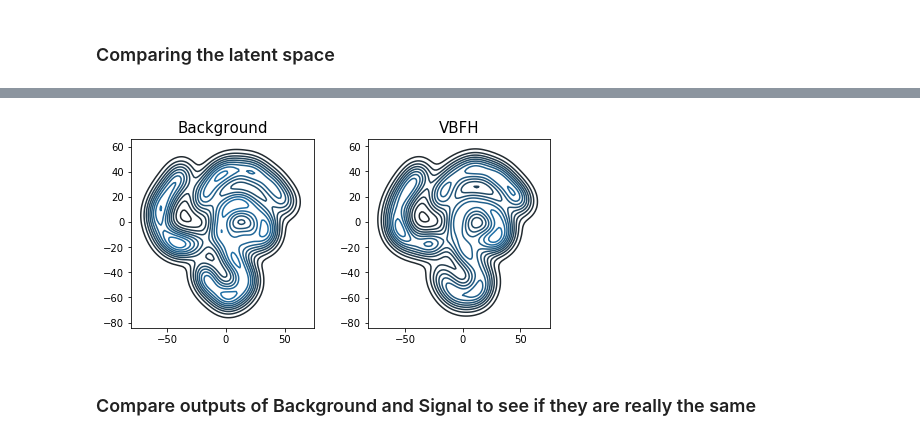
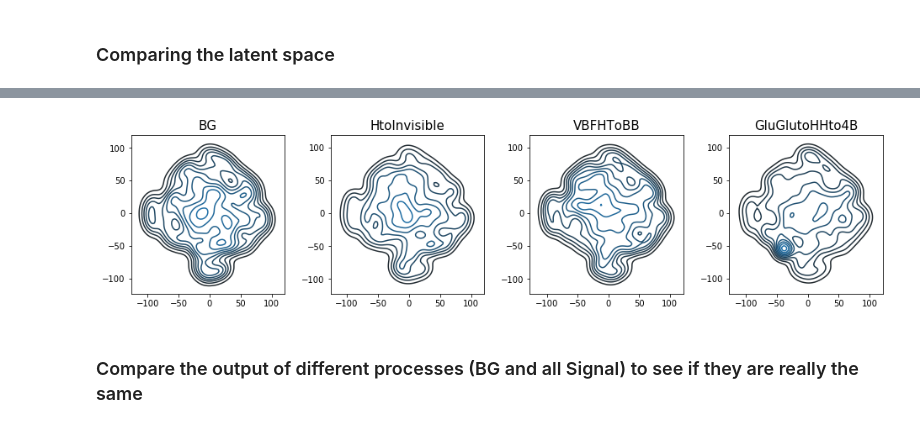
Before and after one commit to thongonary/AnomalyTrigger, a Jupyter notebook: Evaluation.ipynb, the cells around one changed output, grey strips where cells are left out. Cells and saved outputs as stored; diff of their text form; code cells hidden in the pictures.

Commit message:
Testing on all signals, compare with sum of features

```diff
--- a/Evaluation.ipynb
+++ b/Evaluation.ipynb
@@ -95,26 +90,0 @@ dataloader_sg = DataLoader(sg, batch_size=batch_size, pin_memory=True, num_worke
-# %%
-inputSignal = []
-outputSignal = []
-latentSignal = []
-for i, Signal in enumerate(dataloader_sg):
-    output = model(Signal)
-    if len(inputSignal)==0:
-        inputSignal = Signal.numpy().astype(np.float32)
-        latentSignal = model.encoder(Signal).detach().numpy().astype(np.float32)
-        outputSignal = output.detach().numpy().astype(np.float32)
-    else:
-        inputSignal = np.concatenate((inputSignal, Signal.numpy().astype(np.float32)), axis=0)
-        latentSignal = np.concatenate((latentSignal, model.encoder(Signal).detach().numpy().astype(np.float32)), axis=0)
-        outputSignal = np.concatenate((outputSignal, output.detach().numpy().astype(np.float32)), axis=0)
-# %%
-for i in range(outputSignal.shape[1]):
-    plt.figure(figsize=(10,4))
-    plt.subplot(1,2,1)
-    plt.hist([inputSignal[:,i].flatten(), outputSignal[:,i].flatten()],bins=40, label=['Input', 'Output'])
-    plt.yscale('log')
-    plt.legend(loc='best')
-    plt.subplot(1,2,2)
-    plt.hist2d(inputSignal[:,i].flatten(),outputSignal[:,i].flatten(),bins=40)
-    plt.xlabel('Input')
-    plt.ylabel('Output')
-    plt.show()
@@ -148,26 +93,23 @@ array([[0.       , 0.       , 0.       , 0.8176626, 0.       , 2.749787 ],
 # %%
-idx_max = 1000
+idx_max = 2000
 from sklearn.manifold import TSNE
 
 z_dset = np.array([])
-z_dset = np.concatenate((z_dset, latentData[:idx_max])) if z_dset.size else latentData[:idx_max]
-z_dset = np.concatenate((z_dset, latentSignal[:idx_max]))
+for sample in sampleMap:
+    z_dset = np.concatenate((z_dset, sampleMap[sample]['latent'][:idx_max])) if z_dset.size else sampleMap[sample]['latent'][:idx_max]
 z_embedded = TSNE(n_components=2).fit_transform(z_dset)
 # %%
 import seaborn as sns
-all_labels = ['Background','VBFH']
 plt.figure(figsize=(16,8))
 plt.subplots_adjust(wspace=0.3, hspace=0.3)
-for i, n in enumerate(all_labels):
+for i, sample in enumerate(sampleMap):
     aux_z = z_embedded[i*idx_max: (i+1)*idx_max]
     ax = plt.subplot(2,4,i+1)
     sns.kdeplot(aux_z[:,0], aux_z[:,1], ax=ax)
-    #ax.set_xlabel('Embedded 0')
-    #ax.set_ylabel('Embedded 1')
-    ax.set_title(n, fontsize=15)
+    ax.set_title(sample, fontsize=15)
 plt.show()
 # %% [output]
-[figure, old version]
+[figure, new version]
 # %% [markdown]
-### Compare outputs of Background and Signal to see if they are really the same
+### Compare the output of different processes (BG and all Signal) to see if they are really the same
 # %%
```
Also changed, not shown: parts of 19 cells of this notebook, 1 other file.
